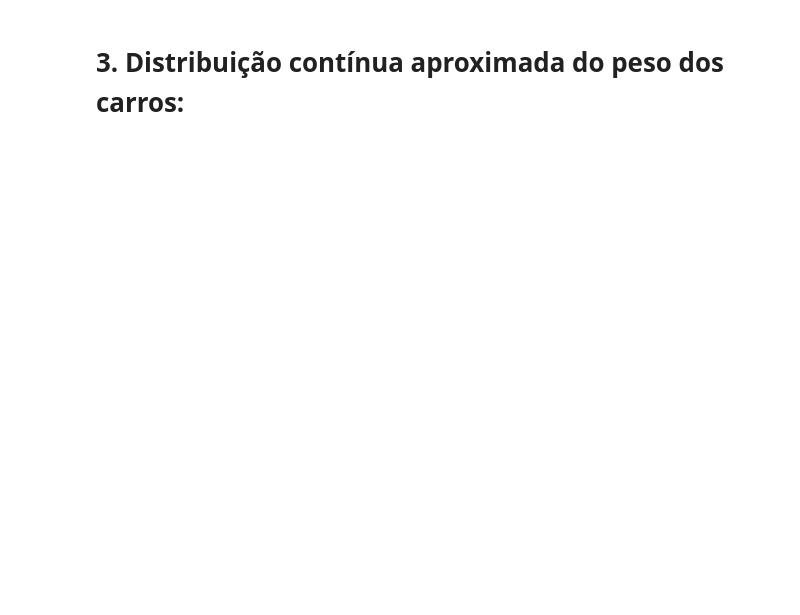
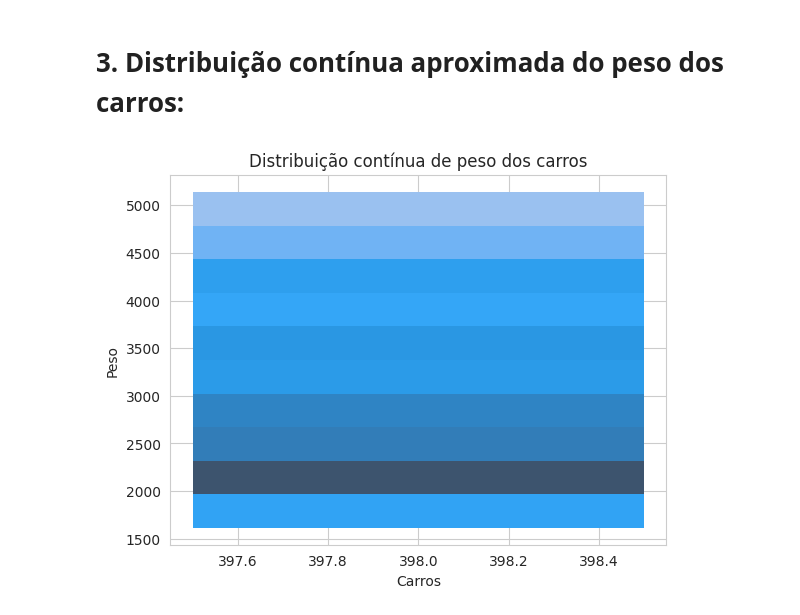
Before and after one commit to freirefellipe/ebac, a Jupyter notebook: MOD15_resolvido.ipynb, the cells around one changed output. Drawn from its saved outputs; the diff is of its cells as text; code cells hidden in the pictures; blank space fills up the shorter version.

```diff
--- a/MOD15_resolvido.ipynb
+++ b/MOD15_resolvido.ipynb
@@ -46,3 +51,15 @@ with seaborn.axes_style('whitegrid'):
 display(diamonds_ds)
 # %% [markdown]
 # 3. Distribuição contínua aproximada do peso dos carros:
+# %%
+import seaborn
+
+mpg_ds = seaborn.load_dataset('mpg')
+
+with seaborn.axes_style('whitegrid'):
+
+  mpg_grapho = seaborn.histplot(data=mpg_ds, x=len(mpg_ds['name']), y='weight', kde=True)
+
+  mpg_grapho.set(title='Distribuição contínua de peso dos carros', xlabel='Carros', ylabel='Peso')
+# %% [output]
+[figure, added]
```
Also changed, not shown: parts of 5 cells of this notebook.
